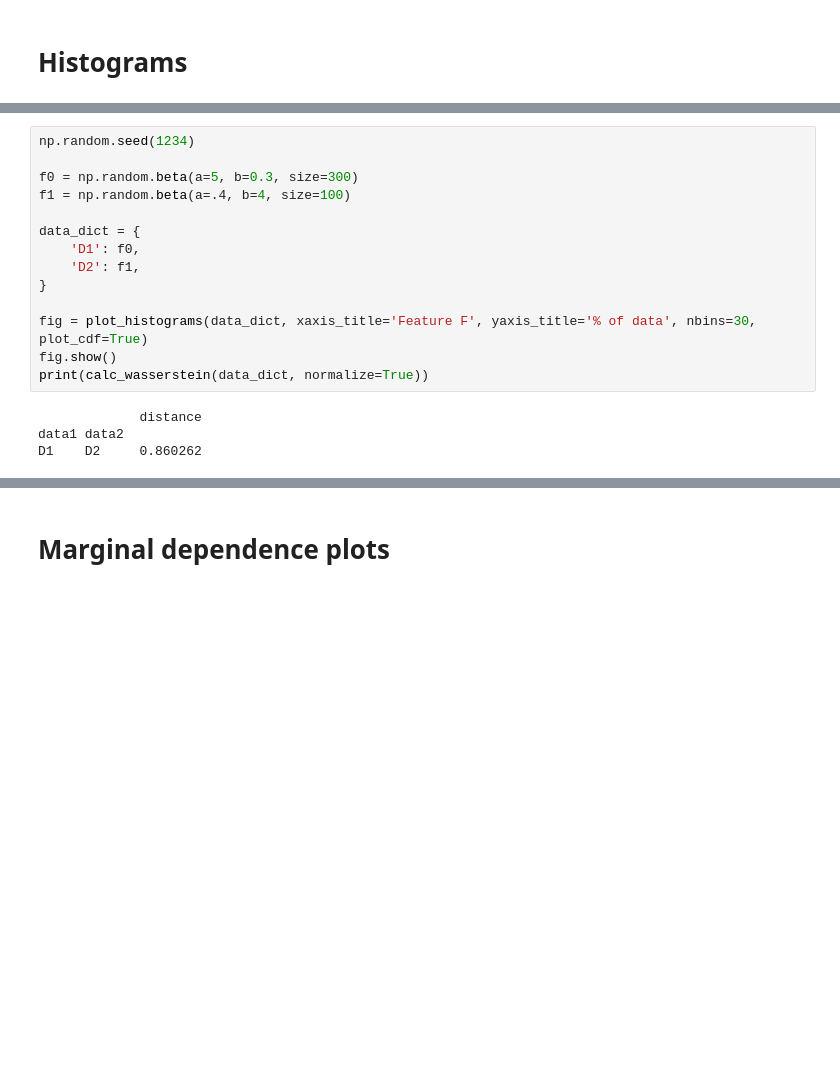
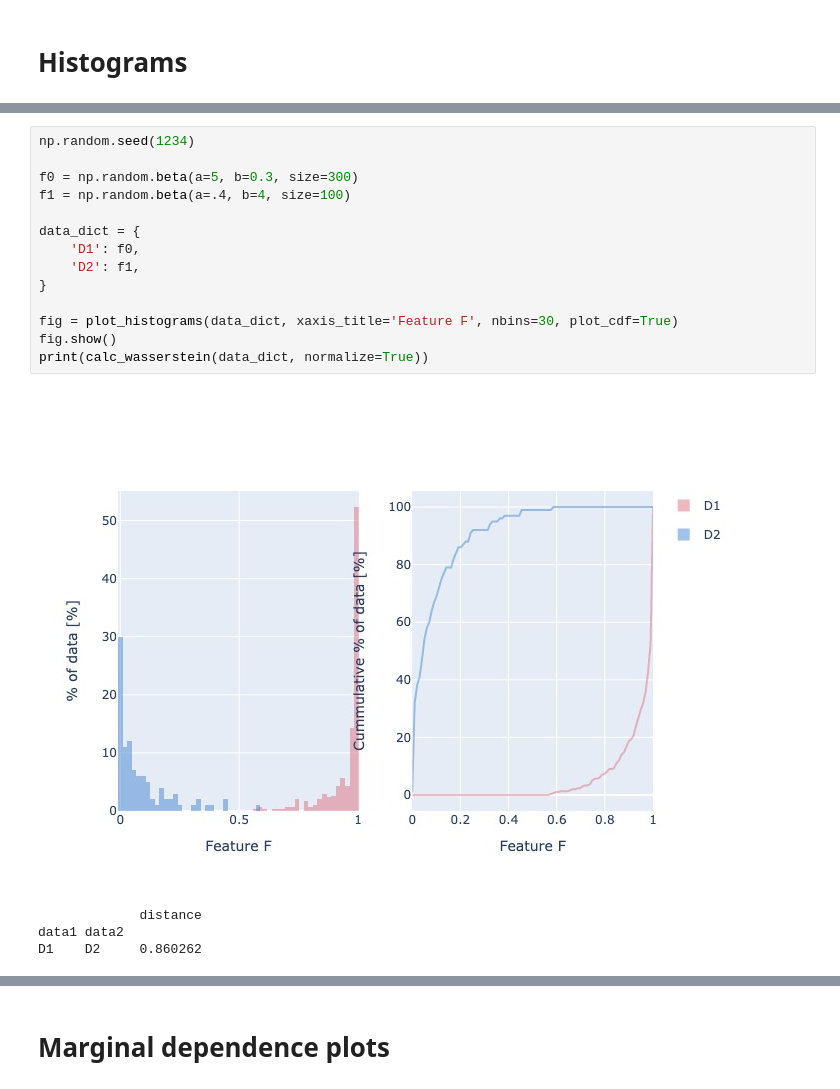
Before and after one commit to miloiturra/data_visualizations, a Jupyter notebook: notebooks/simple_examples.ipynb, the cells around one changed output, grey strips where cells are left out. Saved outputs shown, nothing was run; the diff lists cells and outputs as text; blank space fills up the shorter version.

```diff
--- a/notebooks/simple_examples.ipynb
+++ b/notebooks/simple_examples.ipynb
@@ -85,18 +96,19 @@ D1    D2      0.11306
 # %%
 np.random.seed(1234)
 
 f0 = np.random.beta(a=5, b=0.3, size=300)
 f1 = np.random.beta(a=.4, b=4, size=100)
 
 data_dict = {
     'D1': f0,
     'D2': f1,
 }
 
-fig = plot_histograms(data_dict, xaxis_title='Feature F', yaxis_title='% of data', nbins=30, plot_cdf=True)
+fig = plot_histograms(data_dict, xaxis_title='Feature F', nbins=30, plot_cdf=True)
 fig.show()
 print(calc_wasserstein(data_dict, normalize=True))
 # %% [output]
+[figure, added]
              distance
 data1 data2
 D1    D2     0.860262
```
Also changed, not shown: parts of 9 cells of this notebook, 1 other file.
